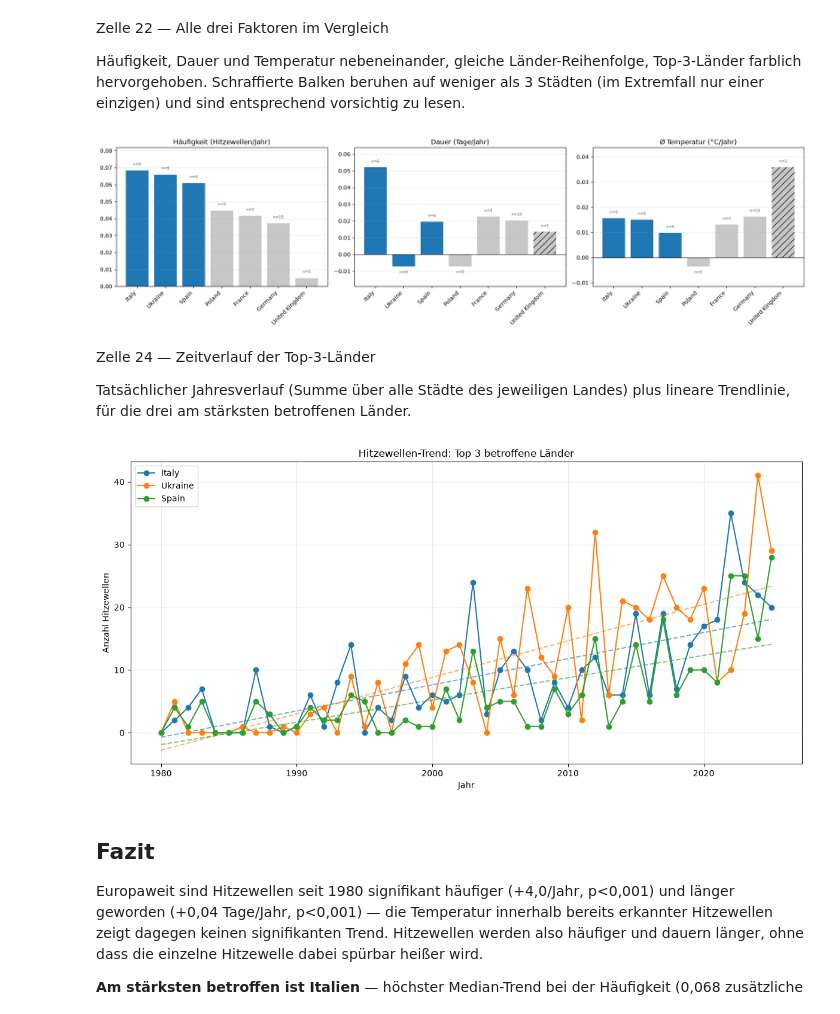
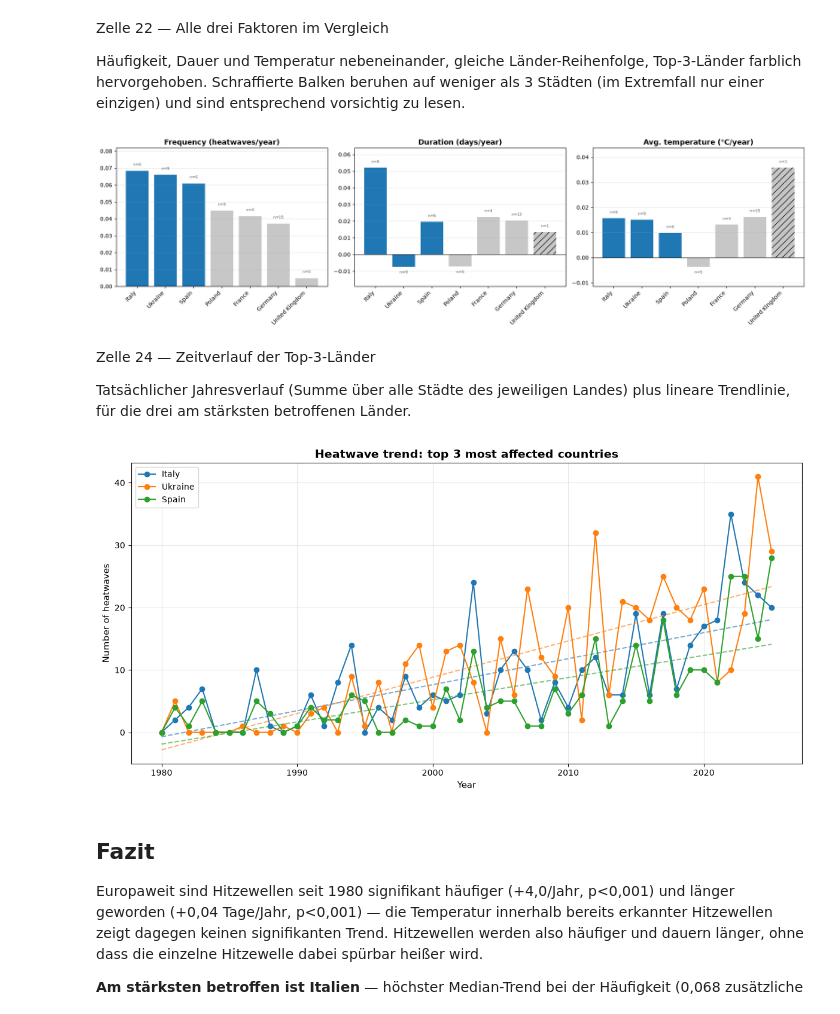
Before and after one commit to mahmoodmoehb2/DS-Project, a Jupyter notebook: RQ3 FINAL.ipynb, the cells around one changed output. Drawn from its saved outputs; the diff is of its cells as text; code cells hidden in the pictures.

```diff
--- a/RQ3 FINAL.ipynb
+++ b/RQ3 FINAL.ipynb
@@ -207,14 +207,14 @@ yearly = (pd.DataFrame({"year": range(1980, 2026)})
 yearly["n_heatwaves"] = yearly["n_heatwaves"].fillna(0).astype(int)
 
 fig, axes = plt.subplots(2, 2, figsize=(16, 9))
-plots = [("n_heatwaves", f"Anzahl Hitzewellen (alle {n_cities} Städte)", axes[0,0], "steelblue"),
-         ("avg_max_temp", "Ø Spitzentemperatur (°C)", axes[0,1], "darkred"),
-         ("avg_avg_temp", "Ø Durchschnittstemperatur (°C)", axes[1,0], "orange"),
-         ("avg_duration", "Ø Dauer (Tage)", axes[1,1], "purple")]
+plots = [("n_heatwaves", f"Number of heatwaves (all {n_cities} cities)", axes[0,0], "steelblue"),
+         ("avg_max_temp", "Avg. peak temperature (°C)", axes[0,1], "darkred"),
+         ("avg_avg_temp", "Avg. mean temperature (°C)", axes[1,0], "orange"),
+         ("avg_duration", "Avg. duration (days)", axes[1,1], "purple")]
 
 for col, label, ax, color in plots:
     ax.plot(yearly["year"], yearly[col], marker="o", color=color)
-    ax.set_title(label)
+    ax.set_title(label, fontsize=13, fontweight="bold")
     ax.grid(alpha=0.3)
 
 plt.tight_layout()
@@ -334,9 +334,9 @@ Häufigkeit, Dauer und Temperatur nebeneinander, gleiche Länder-Reihenfolge, To
 # %%
 # Zelle 23
 order = comparison.sort_values("median_slope", ascending=False).index.tolist()
-factors = [("median_slope", "n_cities", "Häufigkeit (Hitzewellen/Jahr)"),
-           ("duration_slope", "n_cities_duration", "Dauer (Tage/Jahr)"),
-           ("temp_slope", "n_cities_temp", "Ø Temperatur (°C/Jahr)")]
+factors = [("median_slope", "n_cities", "Frequency (heatwaves/year)"),
+           ("duration_slope", "n_cities_duration", "Duration (days/year)"),
+           ("temp_slope", "n_cities_temp", "Avg. temperature (°C/year)")]
 
 fig, axes = plt.subplots(1, 3, figsize=(18, 5))
 for ax, (val_col, n_col, title) in zip(axes, factors):
@@ -361,7 +361,7 @@ for ax, (val_col, n_col, title) in zip(axes, factors):
                  ha="center", va=va, fontsize=7, color="dimgray")
 
     ax.axhline(0, color="black", linewidth=0.8)
-    ax.set_title(title)
+    ax.set_title(title, fontsize=13, fontweight="bold")
     ax.set_xticks(range(len(order)))
     ax.set_xticklabels(order, rotation=45, ha="right")
     ax.grid(axis="y", alpha=0.3)
@@ -370,7 +370,7 @@ plt.tight_layout()
 plt.savefig("data/processed/trend_by_factor_countries.png", dpi=150)
 plt.show()
 # %% [output]
-[figure, old version]
+[figure, new version]
 # %% [markdown]
 Zelle 24 — Zeitverlauf der Top-3-Länder
 
@@ -378,26 +378,26 @@ Tatsächlicher Jahresverlauf (Summe über alle Städte des jeweiligen Landes) pl
 # %%
 # Zelle 25
 fig, ax = plt.subplots(figsize=(12, 6))
 for country in top3:
     country_yearly = (pd.DataFrame({"year": range(1980, 2026)})
                        .merge(results_df[results_df["country"] == country]
                               .groupby("year").size().rename("n").reset_index(),
                               on="year", how="left").fillna({"n": 0}))
     line = ax.plot(country_yearly["year"], country_yearly["n"], marker="o", label=country)[0]
     slope, intercept, *_ = stats.linregress(country_yearly["year"], country_yearly["n"])
     ax.plot(country_yearly["year"], slope * country_yearly["year"] + intercept,
             linestyle="--", alpha=0.6, color=line.get_color())
 
-ax.set_xlabel("Jahr")
-ax.set_ylabel("Anzahl Hitzewellen")
-ax.set_title("Hitzewellen-Trend: Top 3 betroffene Länder")
+ax.set_xlabel("Year", fontsize=11)
+ax.set_ylabel("Number of heatwaves", fontsize=11)
+ax.set_title("Heatwave trend: top 3 most affected countries", fontsize=14, fontweight="bold")
 ax.legend()
 ax.grid(alpha=0.3)
 plt.tight_layout()
 plt.savefig("data/processed/trend_top3_countries.png", dpi=150)
 plt.show()
 # %% [output]
-[figure, old version]
+[figure, new version]
 # %% [markdown]
 ## Fazit
 
```
Also changed, not shown: parts of 8 cells of this notebook, 30 other files.
